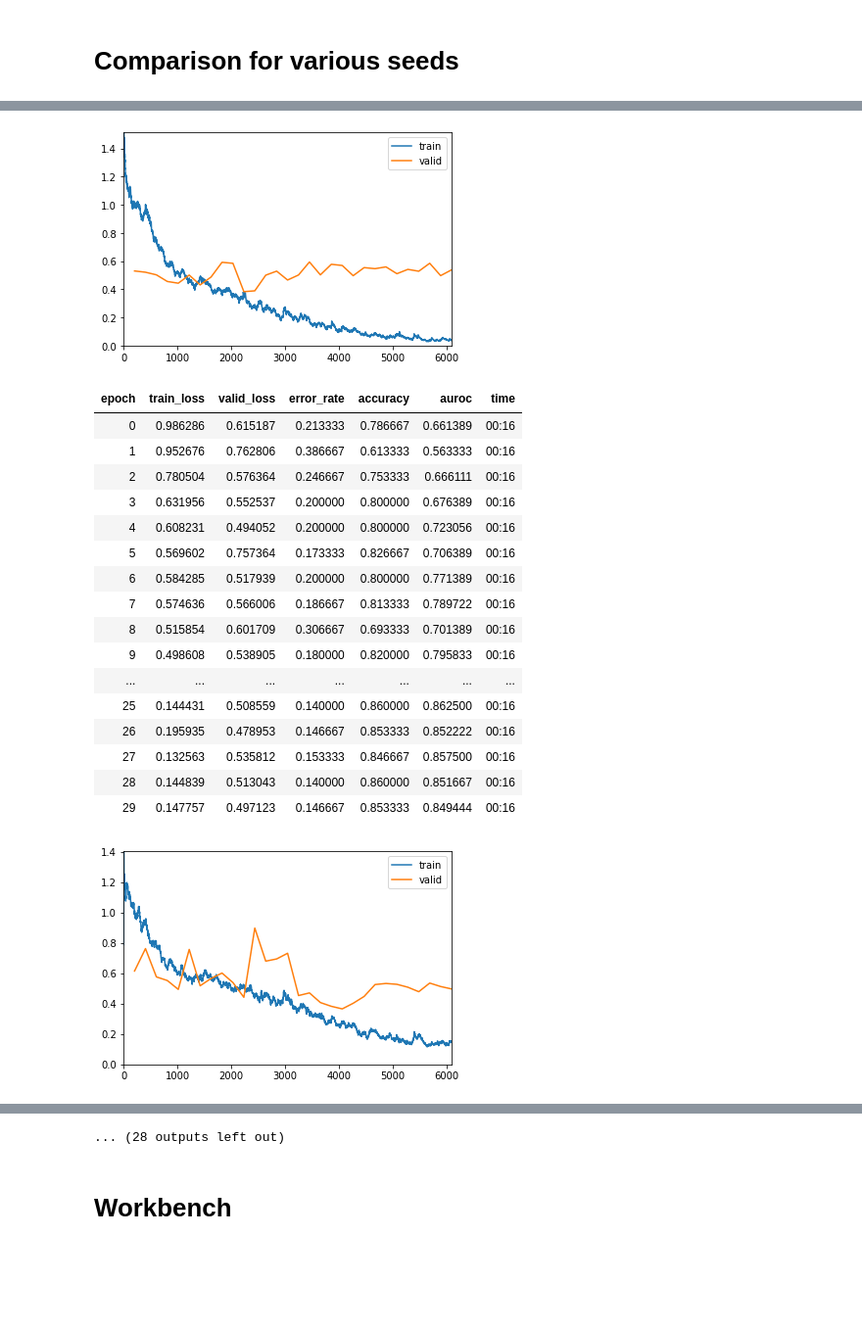
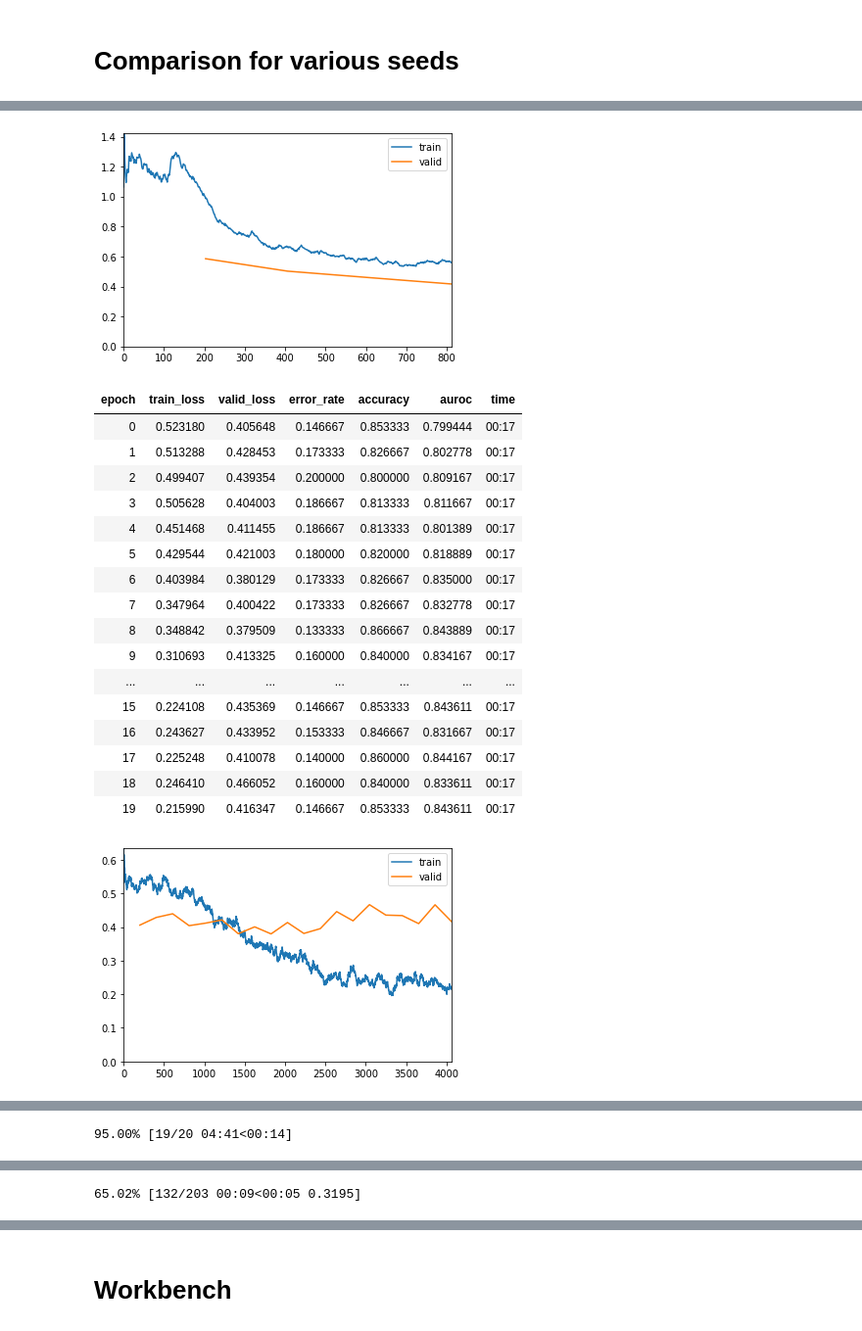
Before and after one commit to mikealche/tesis, a Jupyter notebook: Test Attention Analysis on EfficientNet.ipynb, the cells around one changed output, grey strips where cells are left out. Shown: that part at 98% size. Cells and saved outputs as stored; diff of their text form; code cells hidden in the pictures; blank space fills up the shorter version.

Commit message:
began 4th experiment without luminosity data aug

```diff
--- a/Test Attention Analysis on EfficientNet.ipynb
+++ b/Test Attention Analysis on EfficientNet.ipynb
@@ -9,7 +9,7 @@ dm = DatasetManager('2017',224,'all','2017')
 # %%
 def reload_dataset(dm,seed=1):
     random_seed(seed,True)
-    tfms = get_transforms(flip_vert=True, max_rotate=180,max_zoom=1.3, max_lighting=0.3,p_affine=1, max_warp=0)
+    tfms = get_transforms(flip_vert=True, max_rotate=180,max_zoom=1.3, max_lighting=0.0,p_affine=1, max_warp=0)
 
     data = ImageList.from_folder(dm.get_dataset_path('train_images').parent)\
     .split_by_folder(train=dm.get_dataset_path('train_images').name,
@@ -467,25 +466,52 @@ def write_results(seed, m1,m2,m3,m4):
+# %%
+def write_results(seed,*args):
+    f = open(f'{results_file_name}_{seed}.txt','w+')
+    f.write(','.join(columns) + '\n')
+
+    for epoch in zip(*args):
+        line = ''
+        for idx, variant in enumerate(epoch):
+            line += str(variant.item())
+            if idx != (len(epoch) - 1):
+                line += ','
+            else:
+                line += '\n'
+
+        f.write(line)
+
+
+    f.close()
 # %%
-seeds = range(6,11)
+seeds = range(1,11)
 # seeds = [1,2,3,4,5,6,7,8,9,10]
-epochs = 30
+epochs = 20
 
 for seed in seeds:
 
 
     #Baseline
-    metrics1 = train_variant(seed, epochs, lambda x: x)
+    baseline_acc, baseline_auroc = train_variant(seed, epochs, lambda x: x)
 
     #Without SE
-    metrics2 = train_variant(seed, epochs, remove_se_from_model)
+    without_SE_acc, without_SE_auroc  = train_variant(seed, epochs, remove_se_from_model)
 
     #Without SE and With ARL
-    metrics3 = train_variant(seed, epochs, add_attn_geffnet_efficientnet_without_se)
+    without_SE_with_ARL_acc, without_SE_with_ARL_auroc = train_variant(seed, epochs,
+                                                                       add_attn_geffnet_efficientnet_without_se)
 
     #With everything
-    metrics4 = train_variant(seed, epochs, add_attn_geffnet_efficientnet)
+    SE_and_ARL_acc, SE_and_ARL_auroc = train_variant(seed, epochs, add_attn_geffnet_efficientnet)
 
 
     #write results
-    write_results(seed, metrics1, metrics2, metrics3, metrics4)
+    write_results(seed,
+                  baseline_acc,
+                  baseline_auroc,
+                  without_SE_acc,
+                  without_SE_auroc,
+                  without_SE_with_ARL_acc,
+                  without_SE_with_ARL_auroc,
+                  SE_and_ARL_acc,
+                  SE_and_ARL_auroc)
 # %% [output]
 | epoch | train_loss | valid_loss | error_rate | accuracy | auroc | time |
@@ -508,20 +522,20 @@ for seed in seeds:
-[figure, old version]
+[figure, new version]
 | epoch | train_loss | valid_loss | error_rate | accuracy | auroc | time |
-| 0 | 0.986286 | 0.615187 | 0.213333 | 0.786667 | 0.661389 | 00:16 |
-| 1 | 0.952676 | 0.762806 | 0.386667 | 0.613333 | 0.563333 | 00:16 |
-| 2 | 0.780504 | 0.576364 | 0.246667 | 0.753333 | 0.666111 | 00:16 |
-| 3 | 0.631956 | 0.552537 | 0.200000 | 0.800000 | 0.676389 | 00:16 |
-| 4 | 0.608231 | 0.494052 | 0.200000 | 0.800000 | 0.723056 | 00:16 |
-| 5 | 0.569602 | 0.757364 | 0.173333 | 0.826667 | 0.706389 | 00:16 |
-| 6 | 0.584285 | 0.517939 | 0.200000 | 0.800000 | 0.771389 | 00:16 |
-| 7 | 0.574636 | 0.566006 | 0.186667 | 0.813333 | 0.789722 | 00:16 |
-| 8 | 0.515854 | 0.601709 | 0.306667 | 0.693333 | 0.701389 | 00:16 |
-| 9 | 0.498608 | 0.538905 | 0.180000 | 0.820000 | 0.795833 | 00:16 |
+| 0 | 0.523180 | 0.405648 | 0.146667 | 0.853333 | 0.799444 | 00:17 |
+| 1 | 0.513288 | 0.428453 | 0.173333 | 0.826667 | 0.802778 | 00:17 |
+| 2 | 0.499407 | 0.439354 | 0.200000 | 0.800000 | 0.809167 | 00:17 |
+| 3 | 0.505628 | 0.404003 | 0.186667 | 0.813333 | 0.811667 | 00:17 |
+| 4 | 0.451468 | 0.411455 | 0.186667 | 0.813333 | 0.801389 | 00:17 |
+| 5 | 0.429544 | 0.421003 | 0.180000 | 0.820000 | 0.818889 | 00:17 |
+| 6 | 0.403984 | 0.380129 | 0.173333 | 0.826667 | 0.835000 | 00:17 |
+| 7 | 0.347964 | 0.400422 | 0.173333 | 0.826667 | 0.832778 | 00:17 |
+| 8 | 0.348842 | 0.379509 | 0.133333 | 0.866667 | 0.843889 | 00:17 |
+| 9 | 0.310693 | 0.413325 | 0.160000 | 0.840000 | 0.834167 | 00:17 |
 | ... | ... | ... | ... | ... | ... | ... |
-| 25 | 0.144431 | 0.508559 | 0.140000 | 0.860000 | 0.862500 | 00:16 |
-| 26 | 0.195935 | 0.478953 | 0.146667 | 0.853333 | 0.852222 | 00:16 |
-| 27 | 0.132563 | 0.535812 | 0.153333 | 0.846667 | 0.857500 | 00:16 |
-| 28 | 0.144839 | 0.513043 | 0.140000 | 0.860000 | 0.851667 | 00:16 |
-| 29 | 0.147757 | 0.497123 | 0.146667 | 0.853333 | 0.849444 | 00:16 |
+| 15 | 0.224108 | 0.435369 | 0.146667 | 0.853333 | 0.843611 | 00:17 |
+| 16 | 0.243627 | 0.433952 | 0.153333 | 0.846667 | 0.831667 | 00:17 |
+| 17 | 0.225248 | 0.410078 | 0.140000 | 0.860000 | 0.844167 | 00:17 |
+| 18 | 0.246410 | 0.466052 | 0.160000 | 0.840000 | 0.833611 | 00:17 |
+| 19 | 0.215990 | 0.416347 | 0.146667 | 0.853333 | 0.843611 | 00:17 |
-[figure, old version]
+[figure, new version]
 | epoch | train_loss | valid_loss | error_rate | accuracy | auroc | time |
@@ -545 +547,2 @@ for seed in seeds:
+95.00% [19/20 04:41<00:14]
 | epoch | train_loss | valid_loss | error_rate | accuracy | auroc | time |
@@ -561,0 +565 @@ for seed in seeds:
+65.02% [132/203 00:09<00:05 0.3195]
@@ -599,4 +567,3 @@ for seed in seeds:
-... (28 outputs left out)
 # %% [markdown]
 # Workbench
 # %%
```
Also changed, not shown: parts of 6 cells of this notebook, 1 other file.
